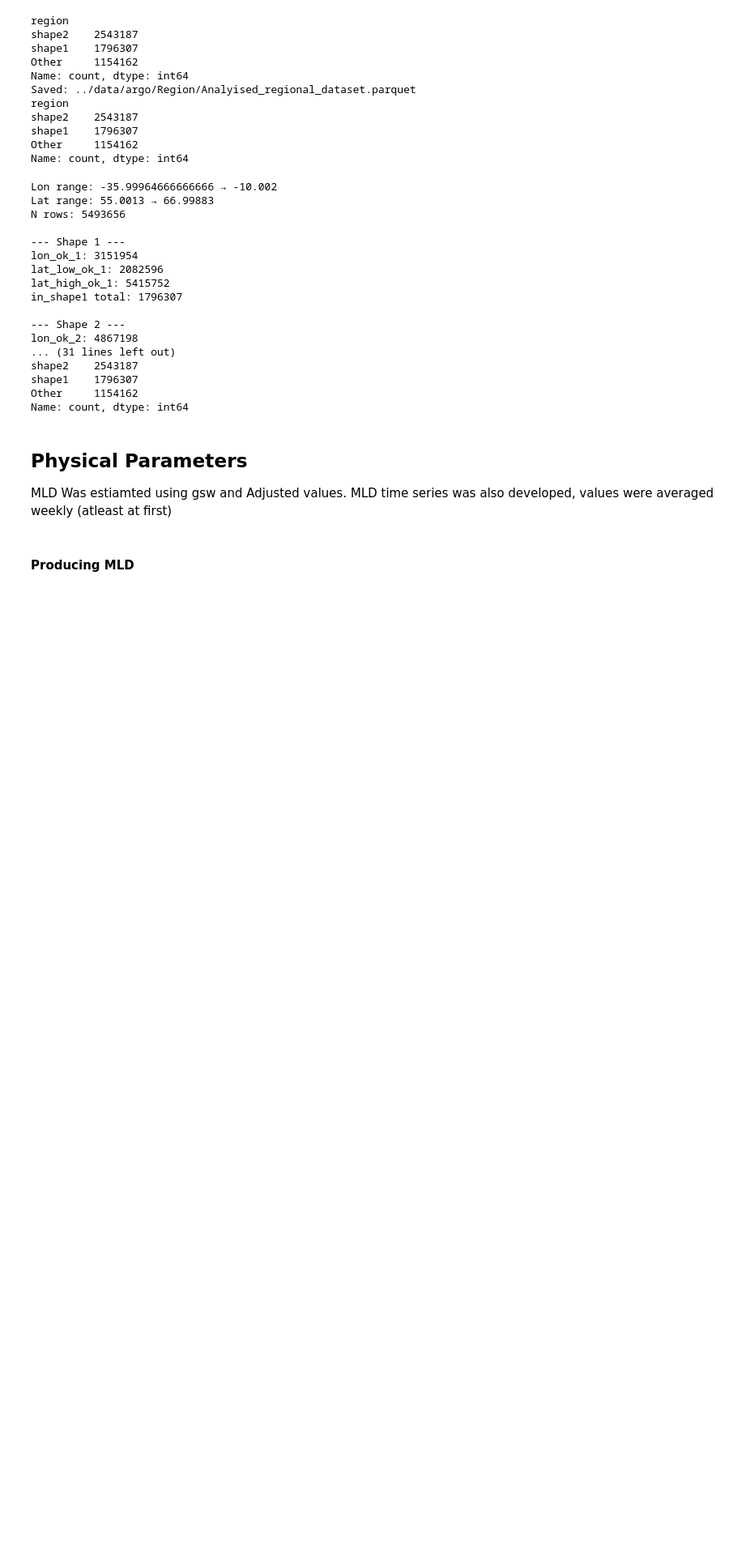
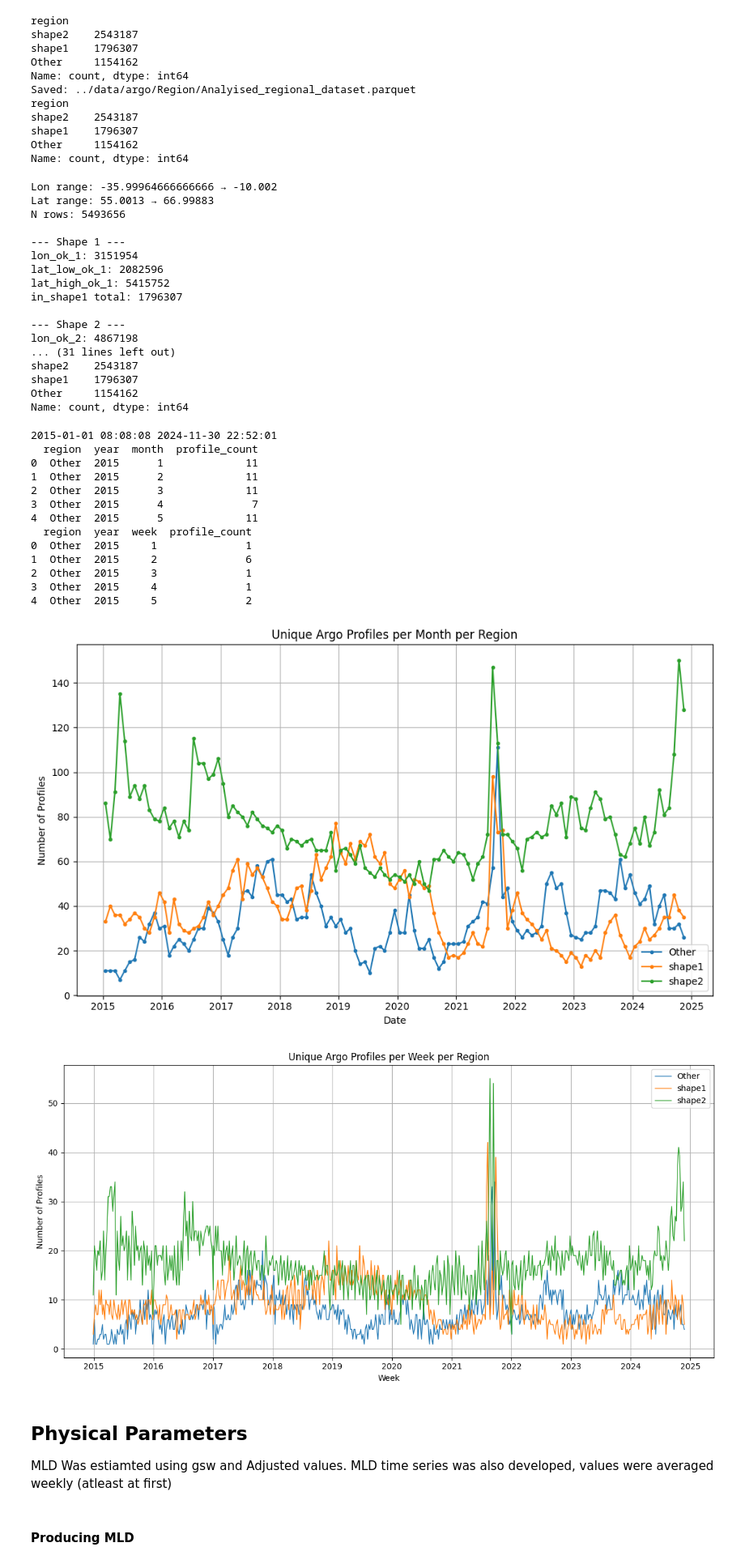
Before and after one commit to ROYVNZ/Mas, a Jupyter notebook: scripts/Argo_Physical_Analysis.ipynb, the cells around one changed output. Shown at 81% size. Cells and saved outputs as stored; diff of their text form; code cells hidden in the pictures; blank space fills up the shorter version.

Commit message:
Creating MLD time Series
Shape 1 and 2 separation was double-checked.
Lagrarian data distribution per region was also visualised.
Starting MLD time series.

```diff
--- a/scripts/Argo_Physical_Analysis.ipynb
+++ b/scripts/Argo_Physical_Analysis.ipynb
@@ -662,6 +662,82 @@ shape2    2543187
 shape1    1796307
 Other     1154162
 Name: count, dtype: int64
+# %%
+# Quick check looking at nº of profiles per region
+
+pdf = df.to_pandas()
+
+# rename or adjust this to your actual datetime column name
+pdf["TIME"] = pd.to_datetime(pdf["TIME"])
+
+print(pdf["TIME"].min(), pdf["TIME"].max())
+
+#  Seperationg individual profiles so each (platform, cycle, region) is one profile
+profiles = pdf.drop_duplicates(subset=["PLATFORM_NUMBER", "CYCLE_NUMBER"]).copy()
+
+# Extract year/month/week
+profiles["year"] = profiles["TIME"].dt.year
+profiles["month"] = profiles["TIME"].dt.month
+profiles["week"] = profiles["TIME"].dt.isocalendar().week
+
+# Coutnig profiles per region per time period
+monthly_counts = (
+    profiles.groupby(["region", "year", "month"])
+    .size()
+    .reset_index(name="profile_count")
+)
+print(monthly_counts.head())
+
+weekly_counts = (
+    profiles.groupby(["region", "year", "week"])
+    .size()
+    .reset_index(name="profile_count")
+)
+print(weekly_counts.head())
+
+# Wuickly PLotting the results
+plt.figure(figsize=(10,6))
+for region, group in monthly_counts.groupby("region"):
+    dates = pd.to_datetime(group["year"].astype(str) + "-" + group["month"].astype(str) + "-15")
+    plt.plot(dates, group["profile_count"], label=region, marker="o", ms=3)
+
+plt.title("Unique Argo Profiles per Month per Region")
+plt.xlabel("Date")
+plt.ylabel("Number of Profiles")
+plt.grid(True)
+plt.legend()
+plt.tight_layout()
+plt.show()
+
+plt.figure(figsize=(12,6))
+for region, group in weekly_counts.groupby("region"):
+    # Convert ISO week to date (Monday of that week)
+    dates = pd.to_datetime(group["year"].astype(str) + "-W" + group["week"].astype(str) + "-1", format="%G-W%V-%u")
+    plt.plot(dates, group["profile_count"], label=region, linewidth=1)
+
+plt.title("Unique Argo Profiles per Week per Region")
+plt.xlabel("Week")
+plt.ylabel("Number of Profiles")
+plt.grid(True)
+plt.legend()
+plt.tight_layout()
+plt.show()
+# %% [output]
+2015-01-01 08:08:08 2024-11-30 22:52:01
+  region  year  month  profile_count
+0  Other  2015      1             11
+1  Other  2015      2             11
+2  Other  2015      3             11
+3  Other  2015      4              7
+4  Other  2015      5             11
+  region  year  week  profile_count
+0  Other  2015     1              1
+1  Other  2015     2              6
+2  Other  2015     3              1
+3  Other  2015     4              1
+4  Other  2015     5              2
+[figure, added]
+[figure, added]
 # %% [markdown]
 ## Physical Parameters
 
```
Also changed, not shown: parts of 3 cells of this notebook.
